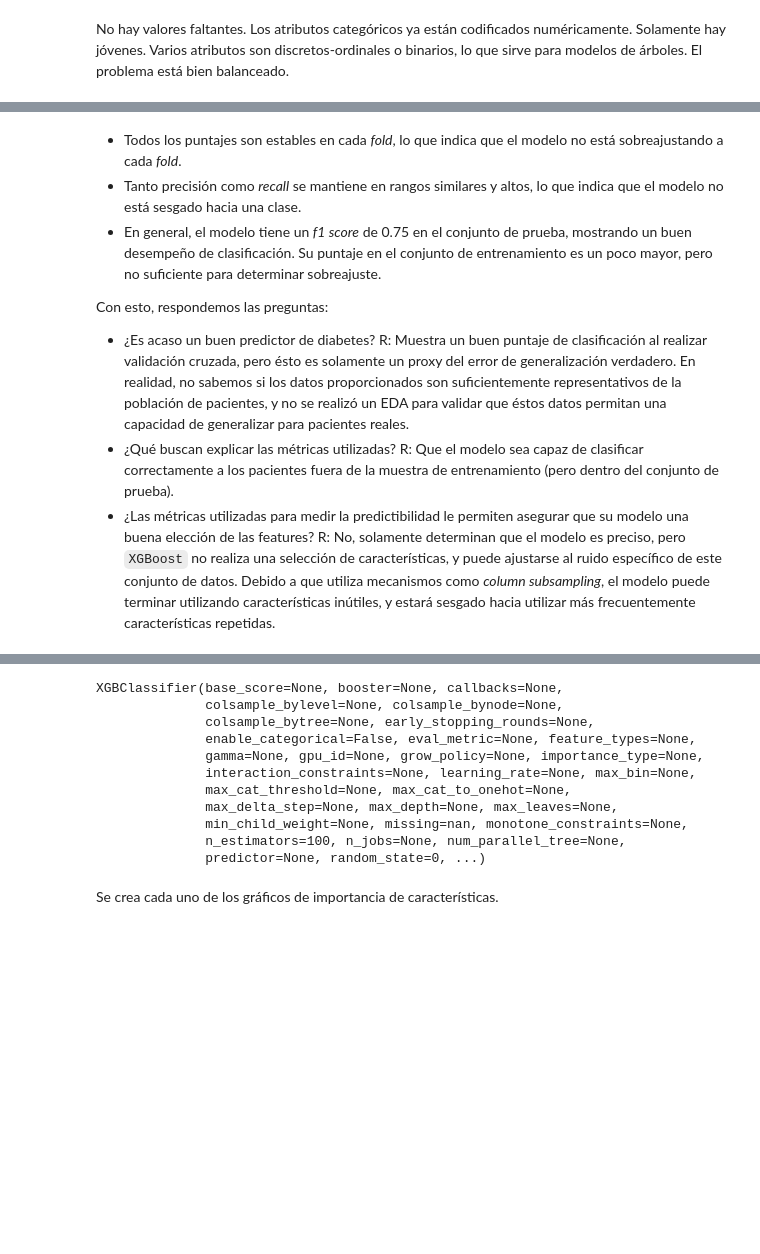
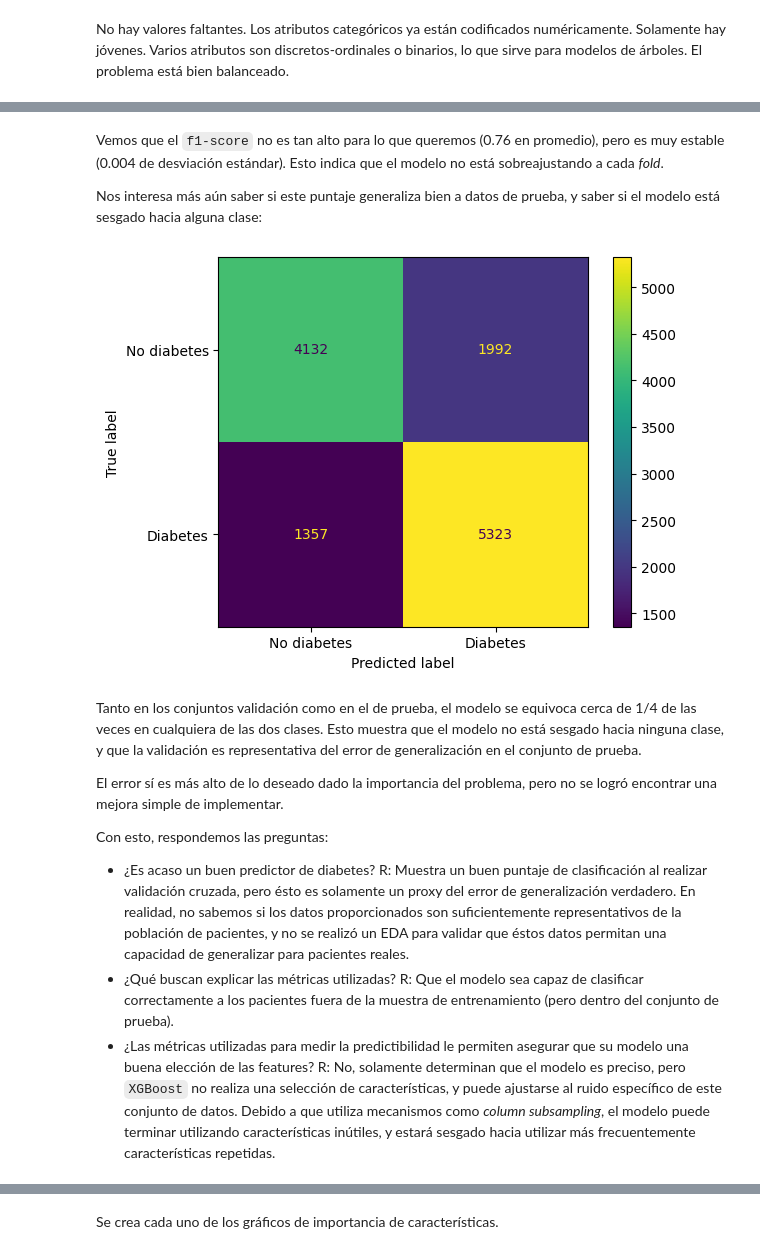
Before and after one commit to johnny-godoy/laboratorios-mds, a Jupyter notebook: 2023/lab10/laboratorio_10.ipynb, the cells around one changed output, grey strips where cells are left out. Saved outputs shown, nothing was run; the diff lists cells and outputs as text; code cells hidden in the pictures; blank space fills up the shorter version.

```diff
--- a/2023/lab10/laboratorio_10.ipynb
+++ b/2023/lab10/laboratorio_10.ipynb
@@ -199,11 +195,26 @@ df_eval
+# %% [markdown]
+Vemos que el `f1-score` no es tan alto para lo que queremos (0.76 en promedio), pero
+es muy estable (0.004 de desviación estándar). Esto indica que el modelo no está
+ sobreajustando a cada _fold_.
+
+Nos interesa más aún saber si este puntaje generaliza bien a datos de prueba, y saber
+ si el modelo está sesgado hacia alguna clase:
+# %%
+clf = grid.best_estimator_
+conf = confusion_matrix(y_test, clf.predict(X_test))
+disp = ConfusionMatrixDisplay(conf, display_labels=["No diabetes", "Diabetes"])
+disp.plot();
+# %% [output]
+[figure, added]
 # %% [markdown]
-* Todos los puntajes son estables en cada _fold_, lo que indica que el modelo no está
-    sobreajustando a cada _fold_.
-* Tanto precisión como _recall_ se mantiene en rangos similares y altos, lo que indica
-    que el modelo no está sesgado hacia una clase.
-* En general, el modelo tiene un _f1 score_ de 0.75 en el conjunto de prueba,
-mostrando un buen desempeño de clasificación. Su puntaje en el conjunto de
-entrenamiento es un poco mayor, pero no suficiente para determinar sobreajuste.
+Tanto en los conjuntos validación como en el de prueba, el modelo se equivoca cerca
+de 1/4 de las veces en cualquiera de las dos clases. Esto muestra que el modelo no
+está sesgado hacia ninguna clase, y que la validación es representativa del error de
+generalización en el conjunto de prueba.
+
+El error sí es más alto de lo deseado dado la importancia del problema, pero no se
+logró encontrar una mejora simple de implementar.
+
 
 Con esto, respondemos las preguntas:
 
@@ -229,25 +240,6 @@ más frecuentemente características repetidas.
 <p align="center">
   <img src="https://media.tenor.com/5JAj5_IiagEAAAAd/dr-simi-dr-simi-dance.gif" width="400">
 </p>
-# %%
-def build_clf():
-    return xgb.XGBClassifier(random_state=0).fit(X, y)
-
-
-clf = load_or_create_pickle("output/xgb_clf.pkl", build_clf)
-clf
-# %% [output]
-XGBClassifier(base_score=None, booster=None, callbacks=None,
-              colsample_bylevel=None, colsample_bynode=None,
-              colsample_bytree=None, early_stopping_rounds=None,
-              enable_categorical=False, eval_metric=None, feature_types=None,
-              gamma=None, gpu_id=None, grow_policy=None, importance_type=None,
-              interaction_constraints=None, learning_rate=None, max_bin=None,
-              max_cat_threshold=None, max_cat_to_onehot=None,
-              max_delta_step=None, max_depth=None, max_leaves=None,
-              min_child_weight=None, missing=nan, monotone_constraints=None,
-              n_estimators=100, n_jobs=None, num_parallel_tree=None,
-              predictor=None, random_state=0, ...)
 # %% [markdown]
  Se crea cada uno de los gráficos de importancia de características.
 # %%
```
Also changed, not shown: parts of 19 cells of this notebook, 1 other file.
